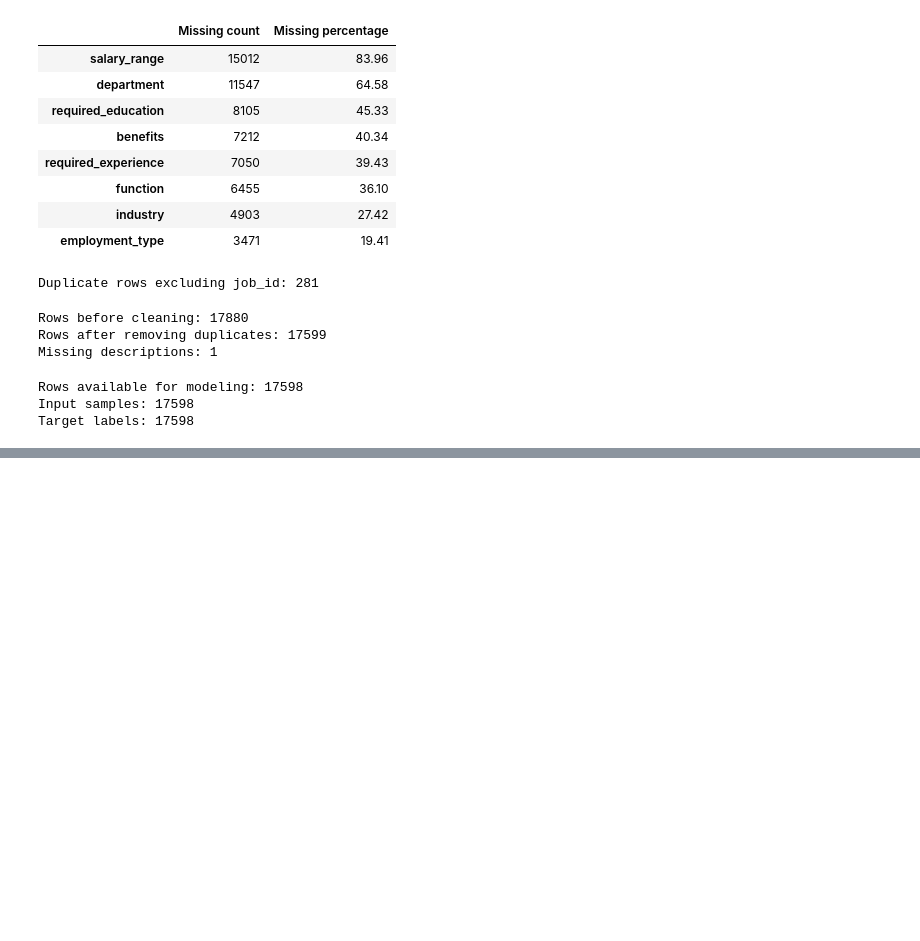
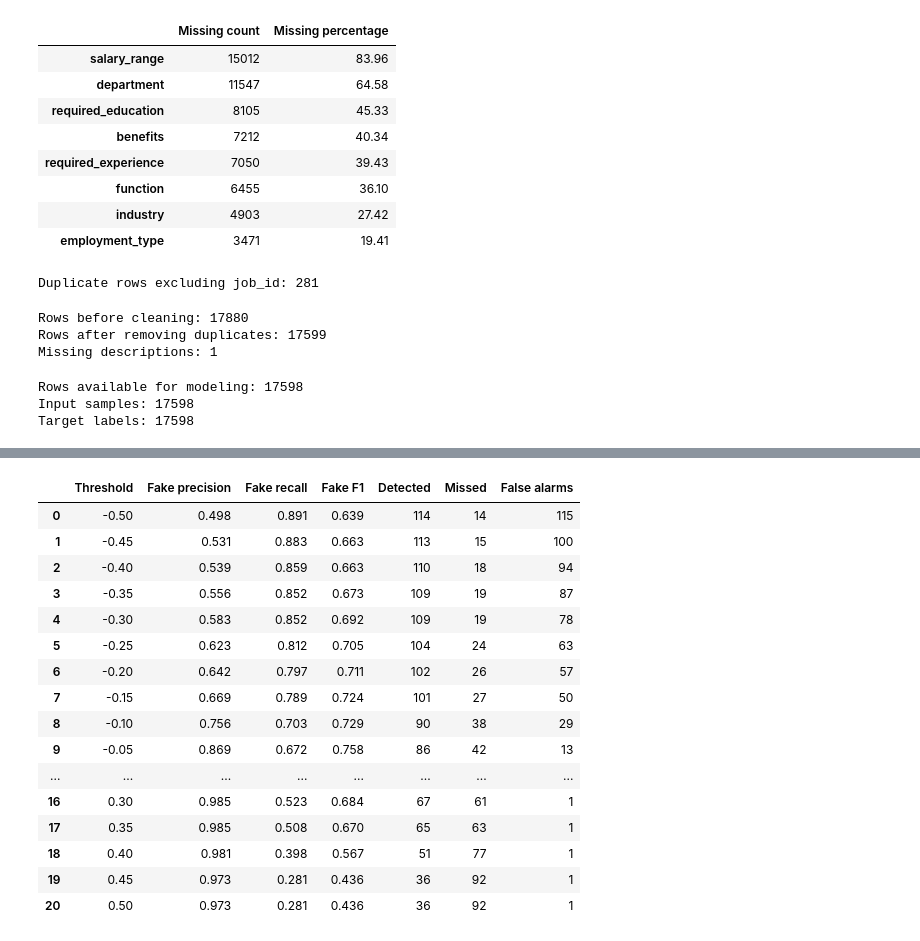
Before and after one commit to fadimedemirbas/SE3513-ML, a Jupyter notebook: fake_job_detection.ipynb, the cells around one changed output, grey strips where cells are left out. Saved outputs shown, nothing was run; the diff lists cells and outputs as text; code cells hidden in the pictures; blank space fills up the shorter version.

```diff
--- a/fake_job_detection.ipynb
+++ b/fake_job_detection.ipynb
@@ -294,0 +677,82 @@ Threshold +0.50 | Fake F1 0.706 | Detected 71/129 | Missed 58 | False alarms 1
+# %%
+extended_text_columns = ["title", "company_profile", "description", "requirements", "benefits"]
+extended_categorical_columns = [
+    "employment_type", "required_experience", "required_education", "function", "industry"
+]
+extended_binary_columns = ["telecommuting", "has_company_logo", "has_questions", "has_salary_range"]
+
+extended_df = model_df[extended_categorical_columns].fillna("Unknown")
+extended_df["combined_text"] = model_df[extended_text_columns].fillna("").agg(" ".join, axis=1)
+extended_df["telecommuting"] = model_df["telecommuting"]
+extended_df["has_company_logo"] = model_df["has_company_logo"]
+extended_df["has_questions"] = model_df["has_questions"]
+extended_df["has_salary_range"] = model_df["salary_range"].notna().astype(int)
+
+X_train_extended = extended_df.loc[X_train.index]
+X_val_extended = extended_df.loc[X_val.index]
+X_test_extended = extended_df.loc[X_test.index]
+
+extended_transformer = ColumnTransformer([
+    ("text", TfidfVectorizer(), "combined_text"),
+    ("categorical", OneHotEncoder(handle_unknown="ignore"), extended_categorical_columns),
+    ("binary", "passthrough", extended_binary_columns),
+])
+
+extended_model = make_pipeline(
+    extended_transformer,
+    LinearSVC(class_weight="balanced", random_state=42)
+)
+extended_model.fit(X_train_extended, y_train)
+
+extended_scores = extended_model.decision_function(X_val_extended)
+extended_results = []
+for threshold in np.round(np.arange(-0.50, 0.51, 0.05), 2):
+    predictions = (extended_scores > threshold).astype(int)
+    _, false_alarms, missed, detected = confusion_matrix(y_val, predictions, labels=[0, 1]).ravel()
+    extended_results.append({
+        "Threshold": threshold,
+        "Fake precision": precision_score(y_val, predictions, pos_label=1, zero_division=0),
+        "Fake recall": recall_score(y_val, predictions, pos_label=1),
+        "Fake F1": f1_score(y_val, predictions, pos_label=1),
+        "Detected": detected,
+        "Missed": missed,
+        "False alarms": false_alarms,
+    })
+
+extended_summary = pd.DataFrame(extended_results)
+display(extended_summary.round(3))
+
+extended_threshold = extended_summary.loc[extended_summary["Fake F1"].idxmax(), "Threshold"]
+extended_predictions = (extended_scores > extended_threshold).astype(int)
+
+print(f"Selected threshold: {extended_threshold:+.2f}")
+print(classification_report(
+    y_val, extended_predictions, labels=[0, 1],
+    target_names=["Real", "Fake"], digits=3, zero_division=0
+))
+print("Confusion matrix:")
+print(confusion_matrix(y_val, extended_predictions, labels=[0, 1]))
+
+reference_f1 = f1_score(y_val, (structured_scores > structured_threshold).astype(int), pos_label=1)
+extended_f1 = f1_score(y_val, extended_predictions, pos_label=1)
+print(f"Reference validation Fake F1: {reference_f1:.3f}")
+print(f"Extended validation Fake F1: {extended_f1:.3f}")
+print(f"Difference: {extended_f1 - reference_f1:+.3f}")
+# %% [output]
+|  | Threshold | Fake precision | Fake recall | Fake F1 | Detected | Missed | False alarms |
+| 0 | -0.50 | 0.498 | 0.891 | 0.639 | 114 | 14 | 115 |
+| 1 | -0.45 | 0.531 | 0.883 | 0.663 | 113 | 15 | 100 |
+| 2 | -0.40 | 0.539 | 0.859 | 0.663 | 110 | 18 | 94 |
+| 3 | -0.35 | 0.556 | 0.852 | 0.673 | 109 | 19 | 87 |
+| 4 | -0.30 | 0.583 | 0.852 | 0.692 | 109 | 19 | 78 |
+| 5 | -0.25 | 0.623 | 0.812 | 0.705 | 104 | 24 | 63 |
+| 6 | -0.20 | 0.642 | 0.797 | 0.711 | 102 | 26 | 57 |
+| 7 | -0.15 | 0.669 | 0.789 | 0.724 | 101 | 27 | 50 |
+| 8 | -0.10 | 0.756 | 0.703 | 0.729 | 90 | 38 | 29 |
+| 9 | -0.05 | 0.869 | 0.672 | 0.758 | 86 | 42 | 13 |
+| ... | ... | ... | ... | ... | ... | ... | ... |
+| 16 | 0.30 | 0.985 | 0.523 | 0.684 | 67 | 61 | 1 |
+| 17 | 0.35 | 0.985 | 0.508 | 0.670 | 65 | 63 | 1 |
+| 18 | 0.40 | 0.981 | 0.398 | 0.567 | 51 | 77 | 1 |
+| 19 | 0.45 | 0.973 | 0.281 | 0.436 | 36 | 92 | 1 |
+| 20 | 0.50 | 0.973 | 0.281 | 0.436 | 36 | 92 | 1 |
```
Also changed, not shown: parts of 19 cells of this notebook.
